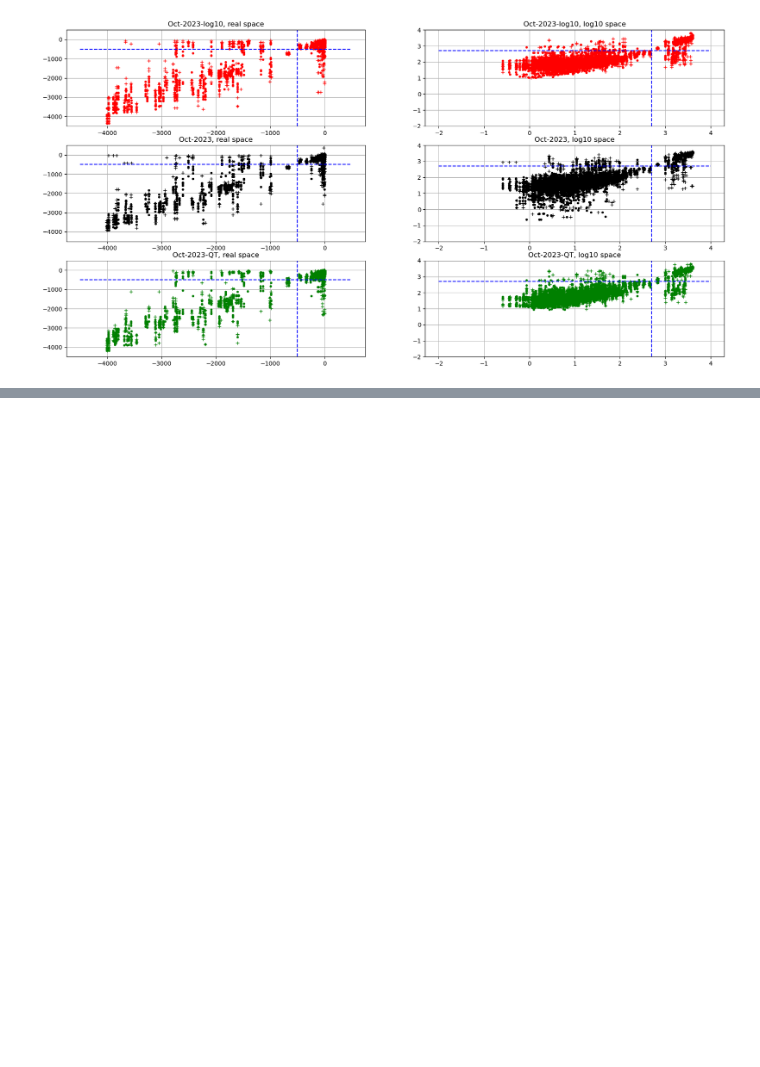
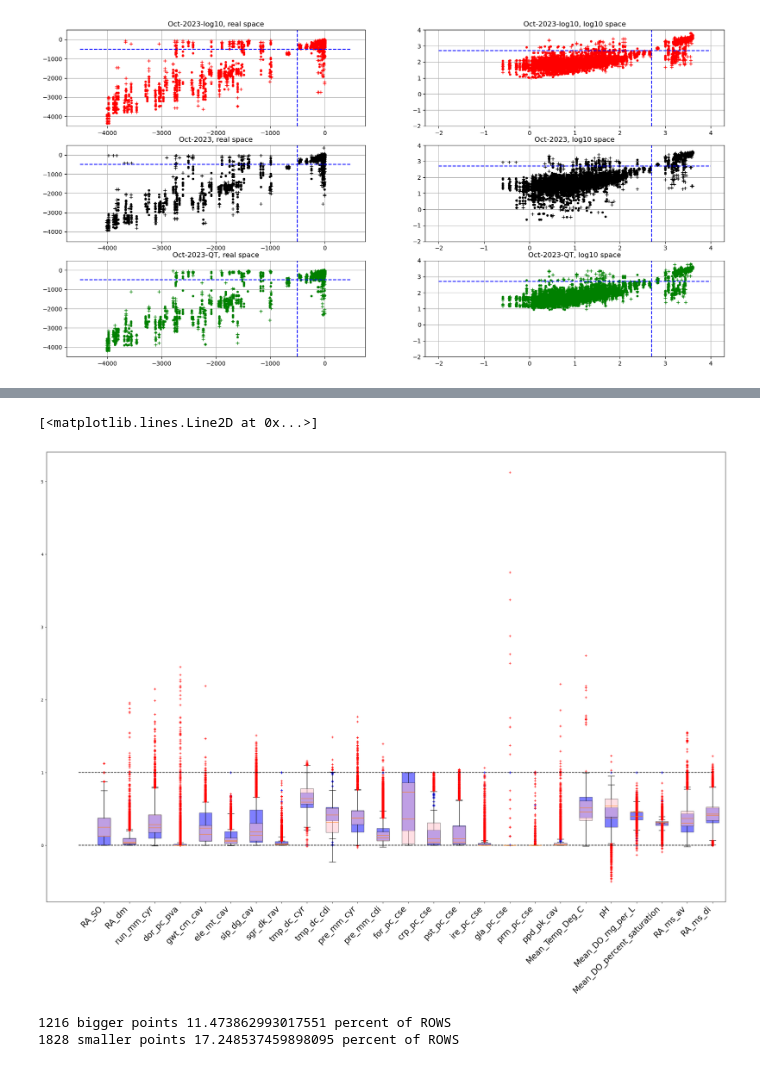
Before and after one commit to WHONDRS-Hub/ICON-ModEx_Open_Manuscript, a Jupyter notebook: fig02-resp-rate-hist/step_01_get_and_sketch_data.ipynb, the cells around one changed output, grey strips where cells are left out. Drawn from its saved outputs; the diff is of its cells as text; code cells hidden in the pictures; blank space fills up the shorter version.

Commit message:
Testing outliers in ML bais

```diff
--- a/fig02-resp-rate-hist/step_01_get_and_sketch_data.ipynb
+++ b/fig02-resp-rate-hist/step_01_get_and_sketch_data.ipynb
@@ -345,0 +436,46 @@ Overall percent misclassified: 5.647058823529412
+# %%
+# Repeat as a boxplot since hard to see the number of actual outliers
+fig, ax = plt.subplots(figsize=(30,20)) #(1,2,figsize=(20,20))
+
+out = ax.boxplot(train_mms,
+                 patch_artist=True,  # fill with color
+                 sym='b+'
+                )
+
+# fill with colors
+for patch in out['boxes']:
+    patch.set_facecolor('blue')
+    patch.set_alpha(0.5)
+
+out = ax.boxplot(predict_mms,
+                 patch_artist=True,  # fill with color
+                 sym='r+'
+                )
+
+# fill with colors
+for patch in out['boxes']:
+    patch.set_facecolor('pink')
+    patch.set_alpha(0.5)
+
+ax.set_xticks(list(range(1,26)),predict.columns, rotation=45, ha='right', fontsize=20)
+
+ax.plot([0,25],[1,1],'k--')
+ax.plot([0,25],[0,0],'k--')
+# %% [output]
+[<matplotlib.lines.Line2D at 0x...>]
+[figure, added]
+# %%
+# Count the number of datapoints in predict that fall outside ranges of train
+# First, row by row check for outside [0,1] - np.sum will count number of outliers on that row.
+# But the whole row is a data point - we want to treat it as a single "outlier" data point, so
+# simply check for any rows with counts greater than 0. So we are counting rows with outliers, not
+# the total number of outliers!
+bigger = np.sum(np.sum(predict_mms > 1, 1) > 0)
+smaller = np.sum(np.sum(predict_mms < 0, 1) > 0)
+total = np.shape(predict_mms)[0]
+
+print(str(bigger)+' bigger points '+str(100*bigger/total)+' percent of ROWS')
+print(str(smaller)+' smaller points '+str(100*smaller/total)+' percent of ROWS')
+# %% [output]
+1216 bigger points 11.473862993017551 percent of ROWS
+1828 smaller points 17.248537459898095 percent of ROWS
```
Also changed, not shown: parts of 5 cells of this notebook.
